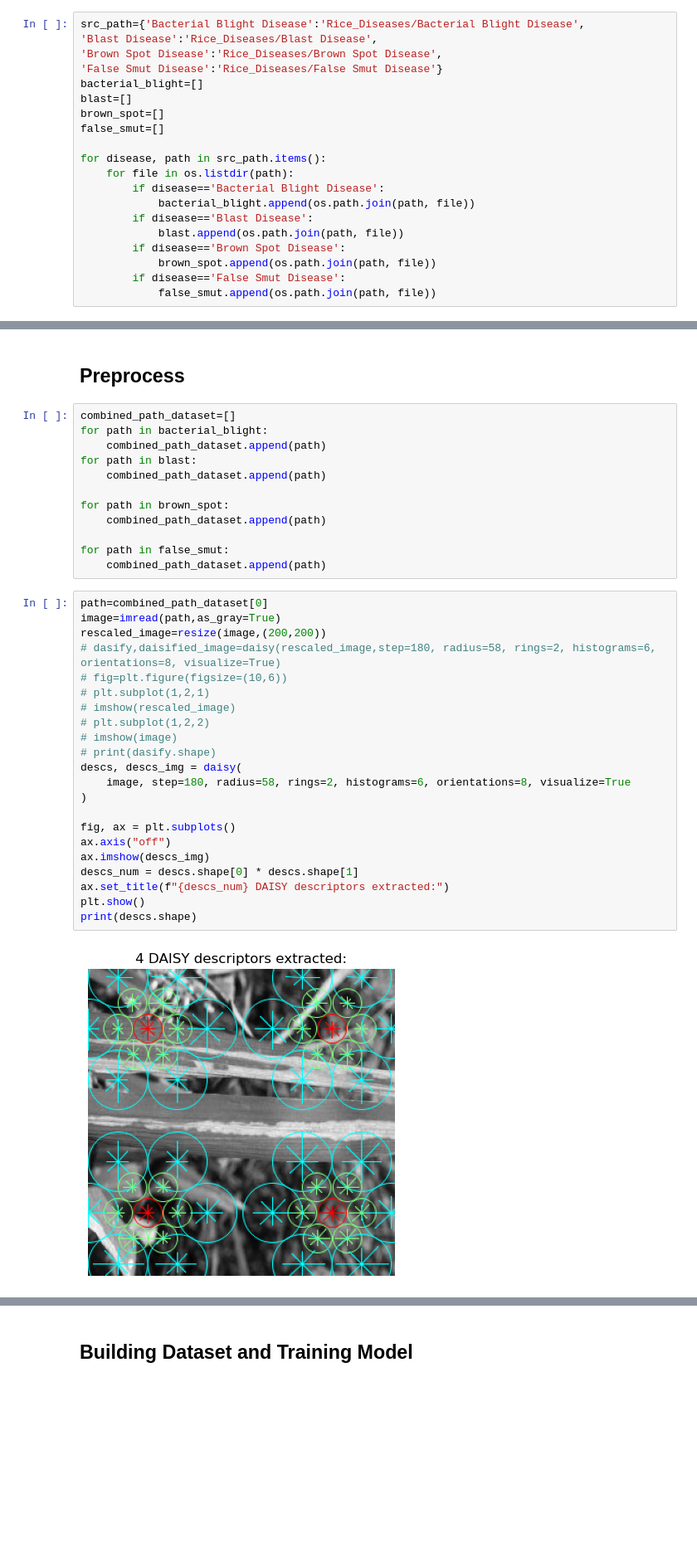
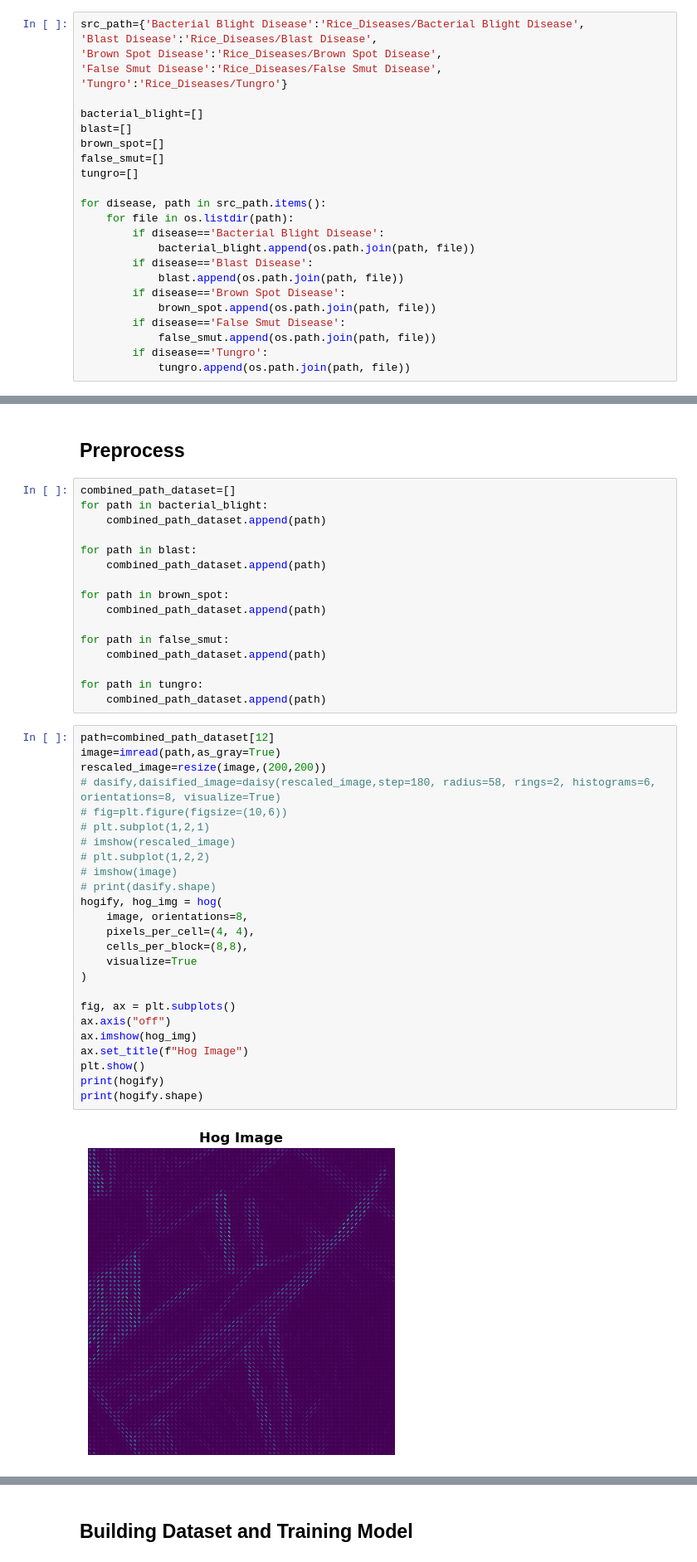
Before and after one commit to Cod-Am/Rice-Crop-Disease-Classifier, a Jupyter notebook: project.ipynb, the cells around one changed output, grey strips where cells are left out. Shown at 83% size. Drawn from its saved outputs; the diff is of its cells as text; blank space fills up the shorter version.

```diff
--- a/project.ipynb
+++ b/project.ipynb
@@ -26,11 +26,14 @@ from skimage.transform import rescale,resize
 src_path={'Bacterial Blight Disease':'Rice_Diseases/Bacterial Blight Disease',
 'Blast Disease':'Rice_Diseases/Blast Disease',
 'Brown Spot Disease':'Rice_Diseases/Brown Spot Disease',
-'False Smut Disease':'Rice_Diseases/False Smut Disease'}
+'False Smut Disease':'Rice_Diseases/False Smut Disease',
+'Tungro':'Rice_Diseases/Tungro'}
+
 bacterial_blight=[]
 blast=[]
 brown_spot=[]
 false_smut=[]
+tungro=[]
 
 for disease, path in src_path.items():
     for file in os.listdir(path):
@@ -42,6 +45,8 @@ for disease, path in src_path.items():
             brown_spot.append(os.path.join(path, file))
         if disease=='False Smut Disease':
             false_smut.append(os.path.join(path, file))
+        if disease=='Tungro':
+            tungro.append(os.path.join(path, file))
 # %%
 print(bacterial_blight)
 print(blast)
@@ -99,6 +108,7 @@ imshow(false_smut_sample_image)
 combined_path_dataset=[]
 for path in bacterial_blight:
     combined_path_dataset.append(path)
+
 for path in blast:
     combined_path_dataset.append(path)
 
@@ -107,27 +117,33 @@ for path in brown_spot:
 
 for path in false_smut:
     combined_path_dataset.append(path)
+
+for path in tungro:
+    combined_path_dataset.append(path)
 # %%
-path=combined_path_dataset[0]
+path=combined_path_dataset[12]
 image=imread(path,as_gray=True)
 rescaled_image=resize(image,(200,200))
 # dasify,daisified_image=daisy(rescaled_image,step=180, radius=58, rings=2, histograms=6, orientations=8, visualize=True)
 # fig=plt.figure(figsize=(10,6))
 # plt.subplot(1,2,1)
 # imshow(rescaled_image)
 # plt.subplot(1,2,2)
 # imshow(image)
 # print(dasify.shape)
-descs, descs_img = daisy(
-    image, step=180, radius=58, rings=2, histograms=6, orientations=8, visualize=True
+hogify, hog_img = hog(
+    image, orientations=8,
+    pixels_per_cell=(4, 4),
+    cells_per_block=(8,8),
+    visualize=True
 )
 
 fig, ax = plt.subplots()
 ax.axis("off")
-ax.imshow(descs_img)
-descs_num = descs.shape[0] * descs.shape[1]
-ax.set_title(f"{descs_num} DAISY descriptors extracted:")
+ax.imshow(hog_img)
+ax.set_title(f"Hog Image")
 plt.show()
-print(descs.shape)
+print(hogify)
+print(hogify.shape)
 # %% [output]
-[figure, old version]
+[figure, new version]
```
Also changed, not shown: parts of 23 cells of this notebook, 1 other file.
